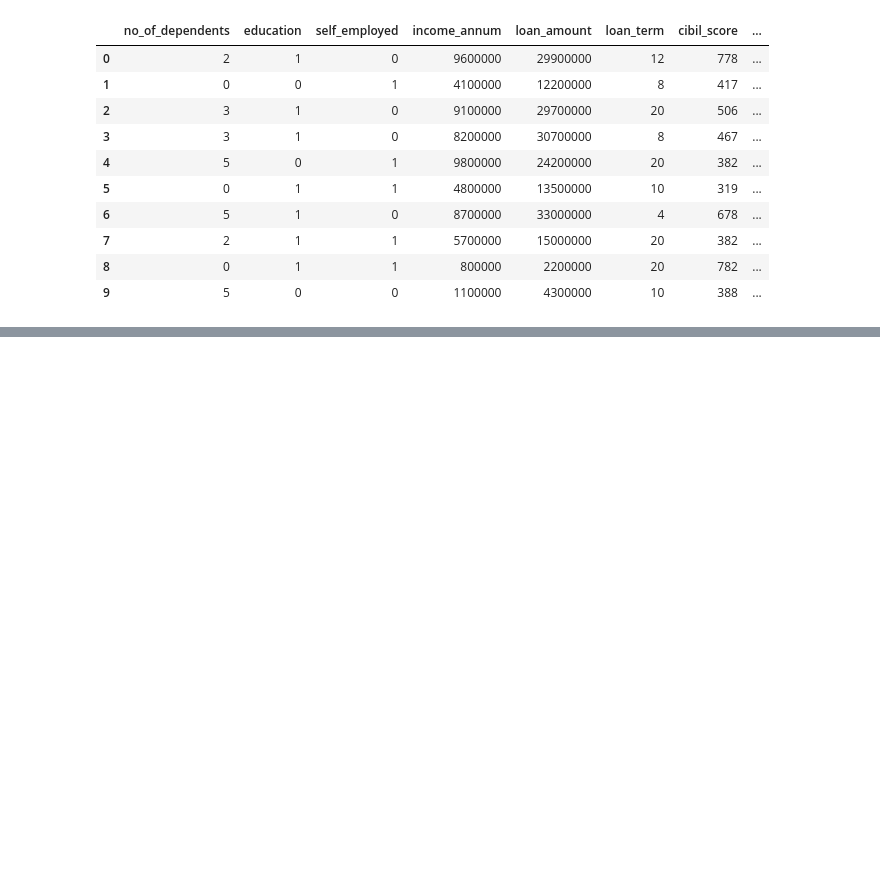
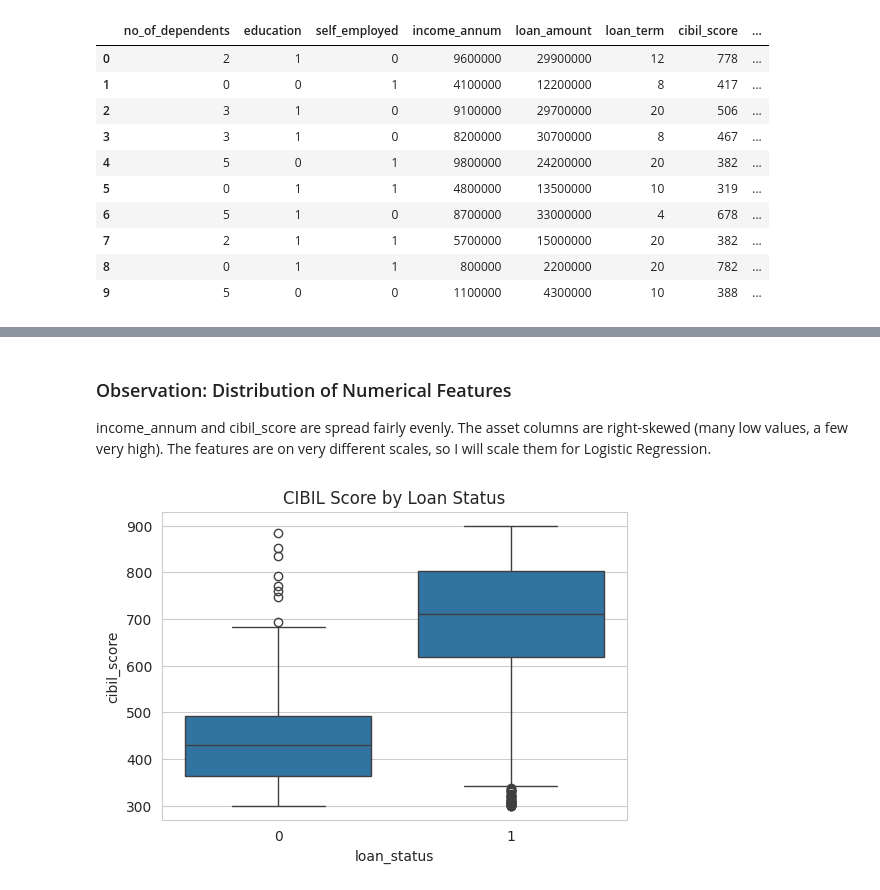
Before and after one commit to asmipandey18/Elevvo_Ml_Internship, a Jupyter notebook: task4_loan_approval_prediction/Loan_approval_prediction.ipynb, the cells around one changed output, grey strips where cells are left out. Drawn from its saved outputs; the diff is of its cells as text; code cells hidden in the pictures; blank space fills up the shorter version.

```diff
--- a/task4_loan_approval_prediction/Loan_approval_prediction.ipynb
+++ b/task4_loan_approval_prediction/Loan_approval_prediction.ipynb
@@ -152,0 +191,11 @@ dtype: int64
+# %% [markdown]
+### Observation: Distribution of Numerical Features
+income_annum and cibil_score are spread fairly evenly. The asset columns are right-skewed (many low values, a few very high). The features are on very different scales, so I will scale them for Logistic Regression.
+# %%
+## How the credit score relates to approval
+plt.figure(figsize=(6, 4))
+sns.boxplot(x="loan_status", y="cibil_score", data=df)
+plt.title("CIBIL Score by Loan Status")
+plt.show()
+# %% [output]
+[figure, added]
```
Also changed, not shown: parts of 9 cells of this notebook.
